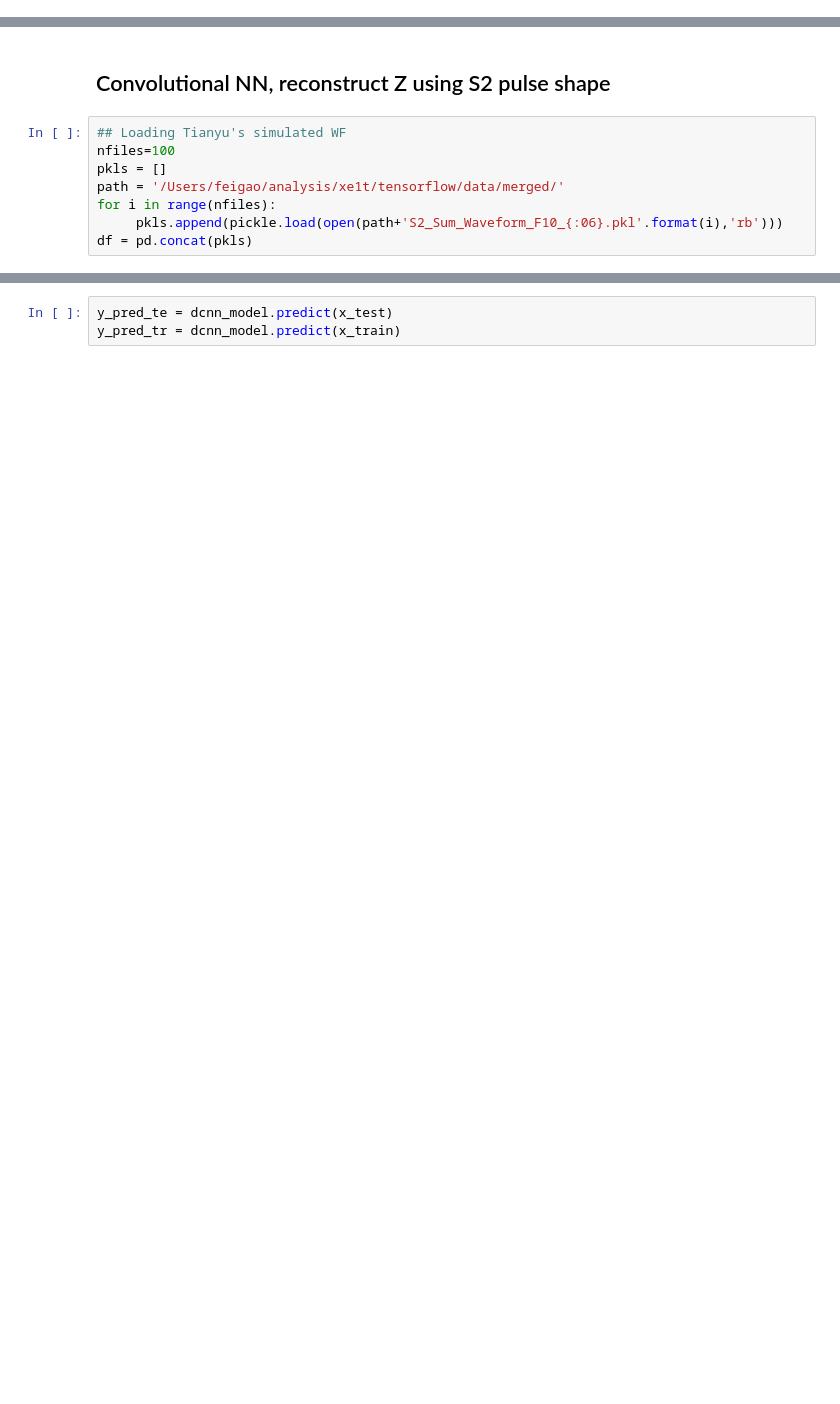
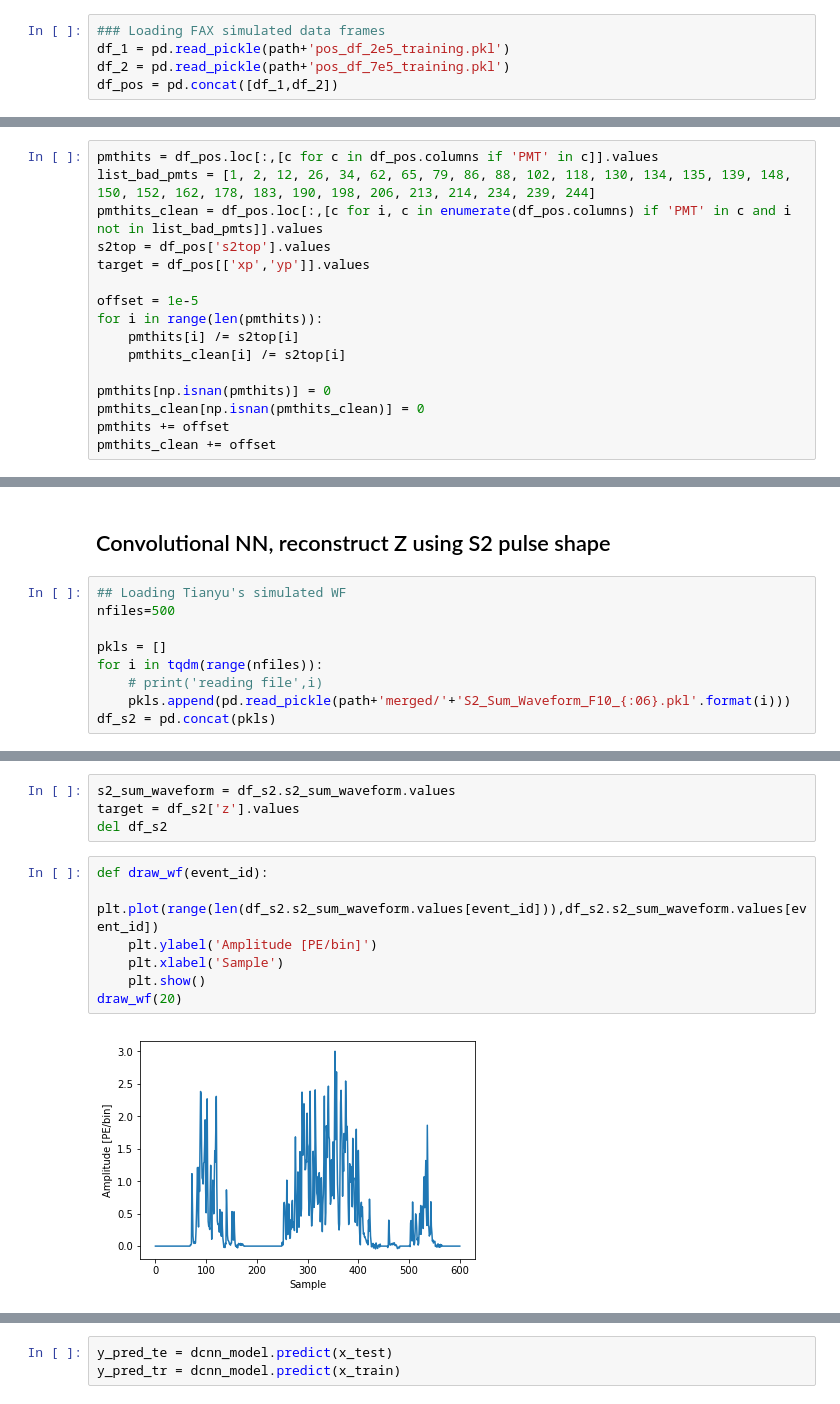
Before and after one commit to weiyuehuan/Tensorflow, a Jupyter notebook: tensorflow_nn_xe1t_posrec.ipynb, the cells around one changed output, grey strips where cells are left out. Drawn from its saved outputs; the diff is of its cells as text; blank space fills up the shorter version.

```diff
--- a/tensorflow_nn_xe1t_posrec.ipynb
+++ b/tensorflow_nn_xe1t_posrec.ipynb
@@ -70,0 +70,5 @@ from keras.models import model_from_json
+# %%
+### Loading FAX simulated data frames
+df_1 = pd.read_pickle(path+'pos_df_2e5_training.pkl')
+df_2 = pd.read_pickle(path+'pos_df_7e5_training.pkl')
+df_pos = pd.concat([df_1,df_2])
@@ -70,0 +77,16 @@ from keras.models import model_from_json
+# %%
+pmthits = df_pos.loc[:,[c for c in df_pos.columns if 'PMT' in c]].values
+list_bad_pmts = [1, 2, 12, 26, 34, 62, 65, 79, 86, 88, 102, 118, 130, 134, 135, 139, 148, 150, 152, 162, 178, 183, 190, 198, 206, 213, 214, 234, 239, 244]
+pmthits_clean = df_pos.loc[:,[c for i, c in enumerate(df_pos.columns) if 'PMT' in c and i not in list_bad_pmts]].values
+s2top = df_pos['s2top'].values
+target = df_pos[['xp','yp']].values
+
+offset = 1e-5
+for i in range(len(pmthits)):
+    pmthits[i] /= s2top[i]
+    pmthits_clean[i] /= s2top[i]
+
+pmthits[np.isnan(pmthits)] = 0
+pmthits_clean[np.isnan(pmthits_clean)] = 0
+pmthits += offset
+pmthits_clean += offset
@@ -149,9 +161,10 @@ plt.show()
 ## Convolutional NN, reconstruct Z using S2 pulse shape
 # %%
 ## Loading Tianyu's simulated WF
-nfiles=100
+nfiles=500
+
 pkls = []
-path = '/Users/feigao/analysis/xe1t/tensorflow/data/merged/'
-for i in range(nfiles):
-     pkls.append(pickle.load(open(path+'S2_Sum_Waveform_F10_{:06}.pkl'.format(i),'rb')))
-df = pd.concat(pkls)
+for i in tqdm(range(nfiles)):
+    # print('reading file',i)
+    pkls.append(pd.read_pickle(path+'merged/'+'S2_Sum_Waveform_F10_{:06}.pkl'.format(i)))
+df_s2 = pd.concat(pkls)
@@ -165 +182,14 @@ plt.show()
+# %%
+s2_sum_waveform = df_s2.s2_sum_waveform.values
+target = df_s2['z'].values
+del df_s2
+# %%
+def draw_wf(event_id):
+    plt.plot(range(len(df_s2.s2_sum_waveform.values[event_id])),df_s2.s2_sum_waveform.values[event_id])
+    plt.ylabel('Amplitude [PE/bin]')
+    plt.xlabel('Sample')
+    plt.show()
+draw_wf(20)
+# %% [output]
+[figure, added]
 # %%
```
Also changed, not shown: parts of 32 cells of this notebook, 4 other files.
